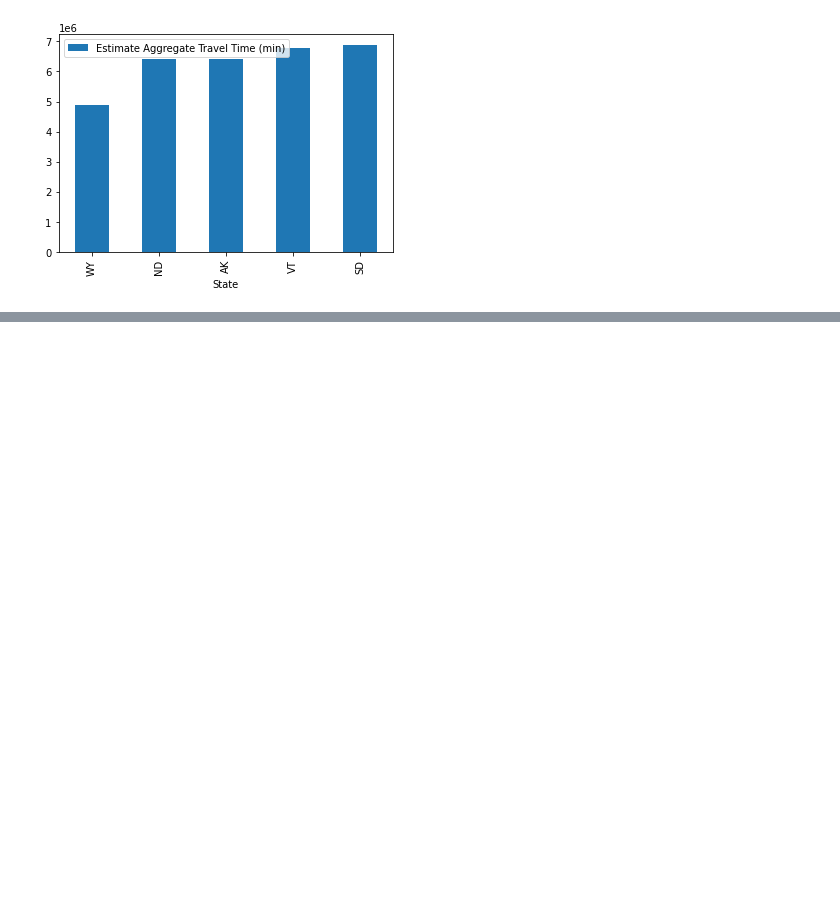
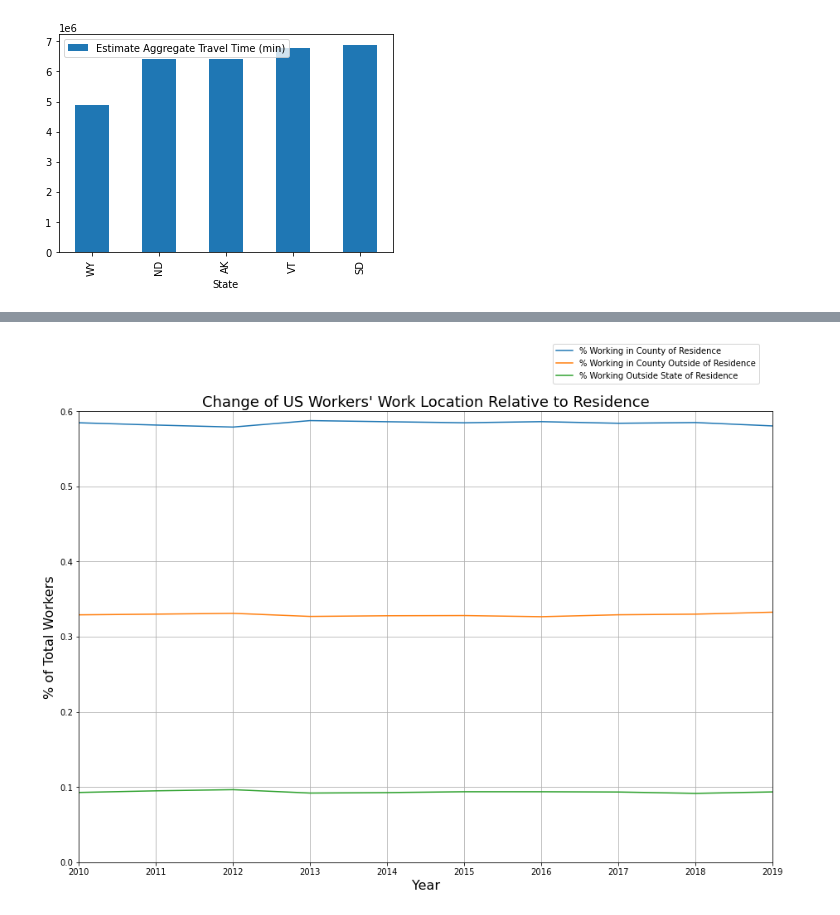
Before and after one commit to alexriiska/Project-1-Housing-Prices-and-Time-Traveled-to-Work, a Jupyter notebook: Travel Time Plotting.ipynb, the cells around one changed output, grey strips where cells are left out. Drawn from its saved outputs; the diff is of its cells as text; code cells hidden in the pictures; blank space fills up the shorter version.

```diff
--- a/Travel Time Plotting.ipynb
+++ b/Travel Time Plotting.ipynb
@@ -118,0 +164,37 @@ state5_.plot.bar()
+# %%
+# % share of workers travel time from 2010 to 2019
+
+cs_groups = travel_hpi
+
+
+cs_groups['% Working in County of Residence'] = travel_hpi['Worked in County of Residence Estimate Aggregate (min)']/travel_hpi['Estimate Aggregate Travel Time (min)']
+cs_groups['% Working Outside County of Residence'] = travel_hpi['Worked Outside County of Residence Estimate Aggregate (min)']/travel_hpi['Estimate Aggregate Travel Time (min)']
+cs_groups['% Working in State of Residence'] = travel_hpi['Worked in State of Residence Estimate Aggregate (min)']/travel_hpi['Estimate Aggregate Travel Time (min)']
+cs_groups['% Working Outside State of Residence'] = travel_hpi['Worked Outside State of Residence Estimate Aggregate (min)']/travel_hpi['Estimate Aggregate Travel Time (min)']
+
+mean_in_county = cs_groups.groupby('Year').mean('% Working in County of Residence')['% Working in County of Residence']
+mean_out_county= cs_groups.groupby('Year').mean('% Working Outside County of Residence')['% Working Outside County of Residence']
+mean_in_state= cs_groups.groupby('Year').mean('% Working in State of Residence')['% Working in State of Residence']
+mean_out_state= cs_groups.groupby('Year').mean('% Working Outside State of Residence')['% Working Outside State of Residence']
+
+fig, ax = plt.subplots()
+ax.set_title("Change of US Workers' Work Location Relative to Residence", fontsize=18)
+ax.set_ylabel('% of Total Workers', fontsize=16)
+ax.set_xlabel('Year', fontsize=16)
+plt.xticks()
+plt.grid()
+plt.yticks()
+
+
+plt.plot(year,mean_in_county, label="% Working in County of Residence")
+plt.plot(year,mean_out_county, label="% Working in County Outside of Residence")
+plt.plot(year,mean_out_state, label="% Working Outside State of Residence")
+
+plt.rcParams["figure.figsize"] = (15,10)
+
+fig.legend(loc='upper left', bbox_to_anchor=(0.65, 1))
+plt.xlim([2010, 2019])
+plt.ylim([0,0.6])
+plt.show()
+# %% [output]
+[figure, added]
```
Also changed, not shown: parts of 5 cells of this notebook, 5 other files.
